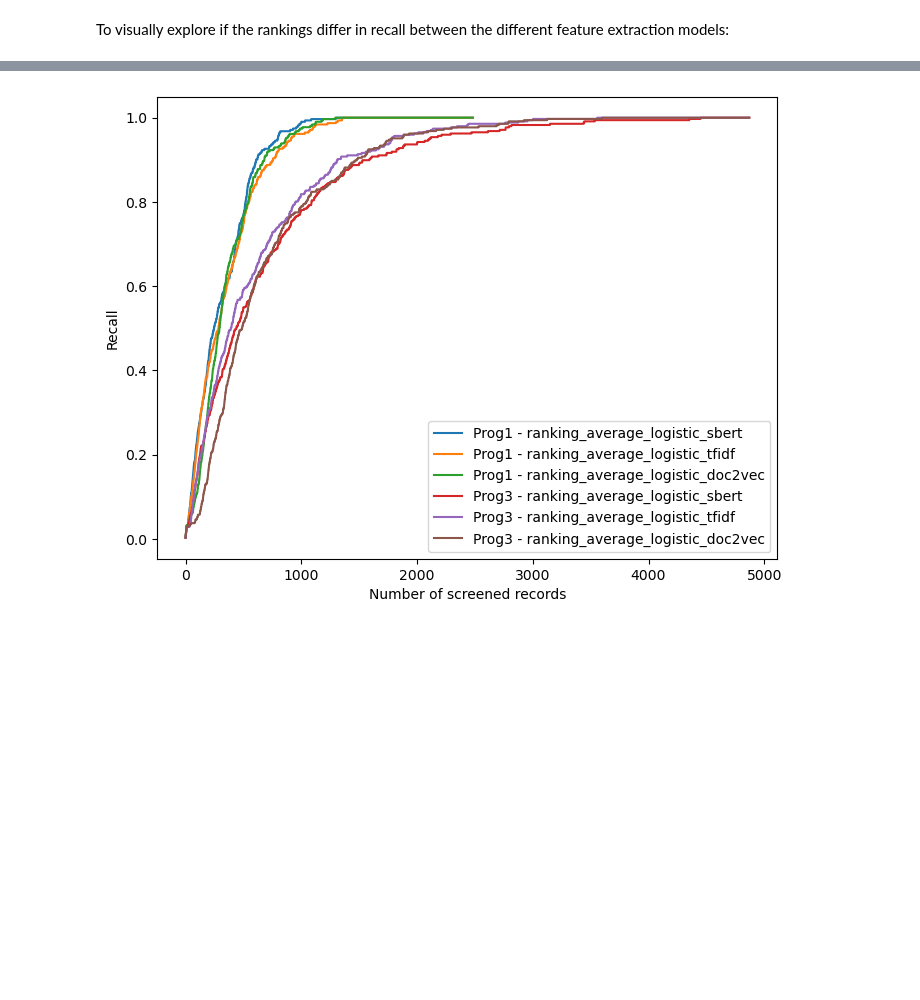
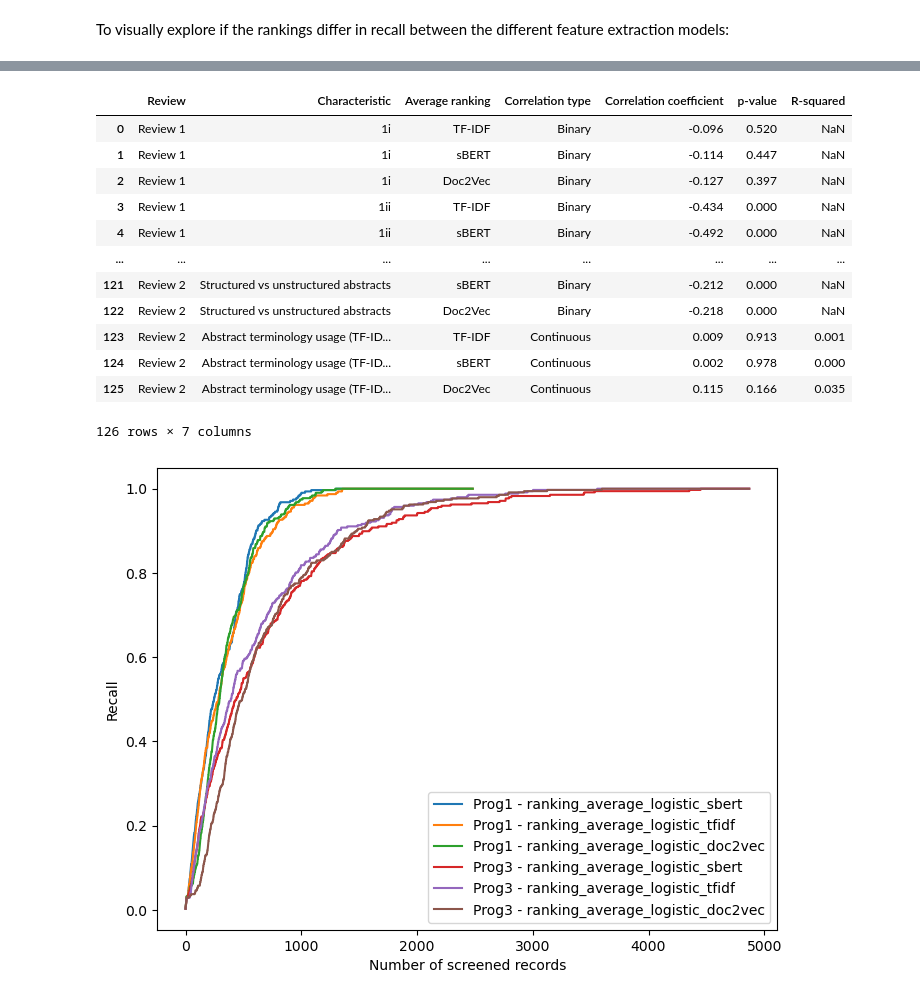
Before and after one commit to isa-sp/TAR-abstracts, a Jupyter notebook: set-up.ipynb, the cells around one changed output, grey strips where cells are left out. Saved outputs shown, nothing was run; the diff lists cells and outputs as text; code cells hidden in the pictures; blank space fills up the shorter version.

Commit message:
Add coefs table

```diff
--- a/set-up.ipynb
+++ b/set-up.ipynb
@@ -125,3 +105,18 @@ for i in review_dic:
 #### **Part III: Evaluation**
 # %% [markdown]
 To visually explore if the rankings differ in recall between the different feature extraction models:
+# %%
+characteristics = ['1i', '1ii', '1iii', '1iv',
+                   '2i', '2ii', '2iii', '2iv', '2v',
+                   '2vi', '2vii', '2viii', '2ix', '2x',
+                   '2xi', '2xii',
+                   'percentage_reported',
+                   'word_count', 'avg_sentence_length', 'structured',
+                   'tfidf_deviation'
+                  ]
+review = ['Prog1', 'Prog3'
+         ]
+rankings = ['ranking_average_logistic_tfidf',
+            'ranking_average_logistic_sbert',
+            'ranking_average_logistic_doc2vec'
+           ]
@@ -128,3 +283,34 @@ To visually explore if the rankings differ in recall between the different featu
+# %%
+correlation_df['Review'] = correlation_df['Review'].replace({'Prog1': 'Review 1',
+                                                             'Prog3': 'Review 2'})
+correlation_df['Characteristic'] = correlation_df['Characteristic'].replace({'percentage_reported': 'Percentage of TRIPOD criteria reported',
+                                                                             'word_count': 'Number of words in abstract',
+                                                                             'avg_sentence_length':'Average number of words per sentence',
+                                                                             'structured': 'Structured vs unstructured abstracts',
+                                                                             'tfidf_deviation': 'Abstract terminology usage (TF-IDF deviation)'})
+
+correlation_df['Average ranking'] = correlation_df['Average ranking'].replace({'ranking_average_logistic_tfidf': 'TF-IDF',
+                                                                               'ranking_average_logistic_sbert': 'sBERT',
+                                                                               'ranking_average_logistic_doc2vec': 'Doc2Vec'})
+correlation_df_final = correlation_df.drop(columns=['Beta'])
+
+correlation_df_final.to_excel('./output/results/coefs_table.xlsx', index=False)
+
+correlation_df_final
+# %% [output]
+|  | Review | Characteristic | Average ranking | Correlation type | Correlation coefficient | p-value | R-squared |
+| 0 | Review 1 | 1i | TF-IDF | Binary | -0.096 | 0.520 | NaN |
+| 1 | Review 1 | 1i | sBERT | Binary | -0.114 | 0.447 | NaN |
+| 2 | Review 1 | 1i | Doc2Vec | Binary | -0.127 | 0.397 | NaN |
+| 3 | Review 1 | 1ii | TF-IDF | Binary | -0.434 | 0.000 | NaN |
+| 4 | Review 1 | 1ii | sBERT | Binary | -0.492 | 0.000 | NaN |
+| ... | ... | ... | ... | ... | ... | ... | ... |
+| 121 | Review 2 | Structured vs unstructured abstracts | sBERT | Binary | -0.212 | 0.000 | NaN |
+| 122 | Review 2 | Structured vs unstructured abstracts | Doc2Vec | Binary | -0.218 | 0.000 | NaN |
+| 123 | Review 2 | Abstract terminology usage (TF-ID... | TF-IDF | Continuous | 0.009 | 0.913 | 0.001 |
+| 124 | Review 2 | Abstract terminology usage (TF-ID... | sBERT | Continuous | 0.002 | 0.978 | 0.000 |
+| 125 | Review 2 | Abstract terminology usage (TF-ID... | Doc2Vec | Continuous | 0.115 | 0.166 | 0.035 |
+126 rows × 7 columns
 # %%
 rankings = ['ranking_average_logistic_sbert',
             'ranking_average_logistic_tfidf',
```
Also changed, not shown: parts of 2 cells of this notebook.
